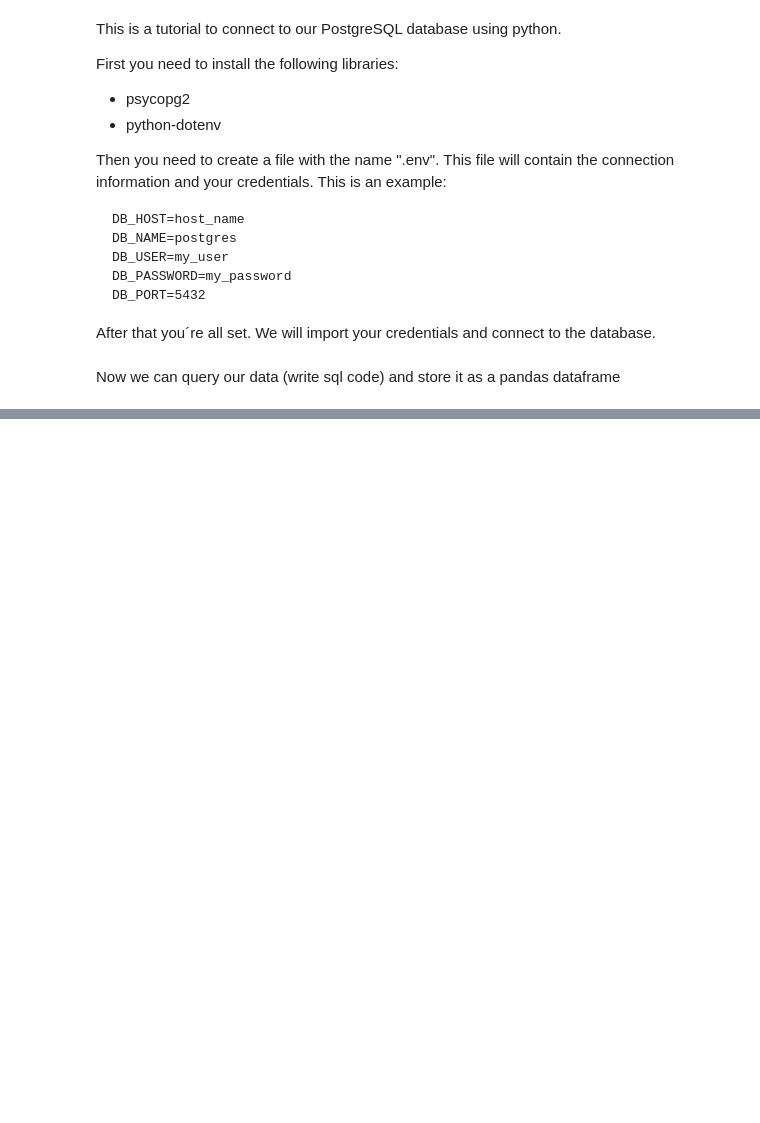
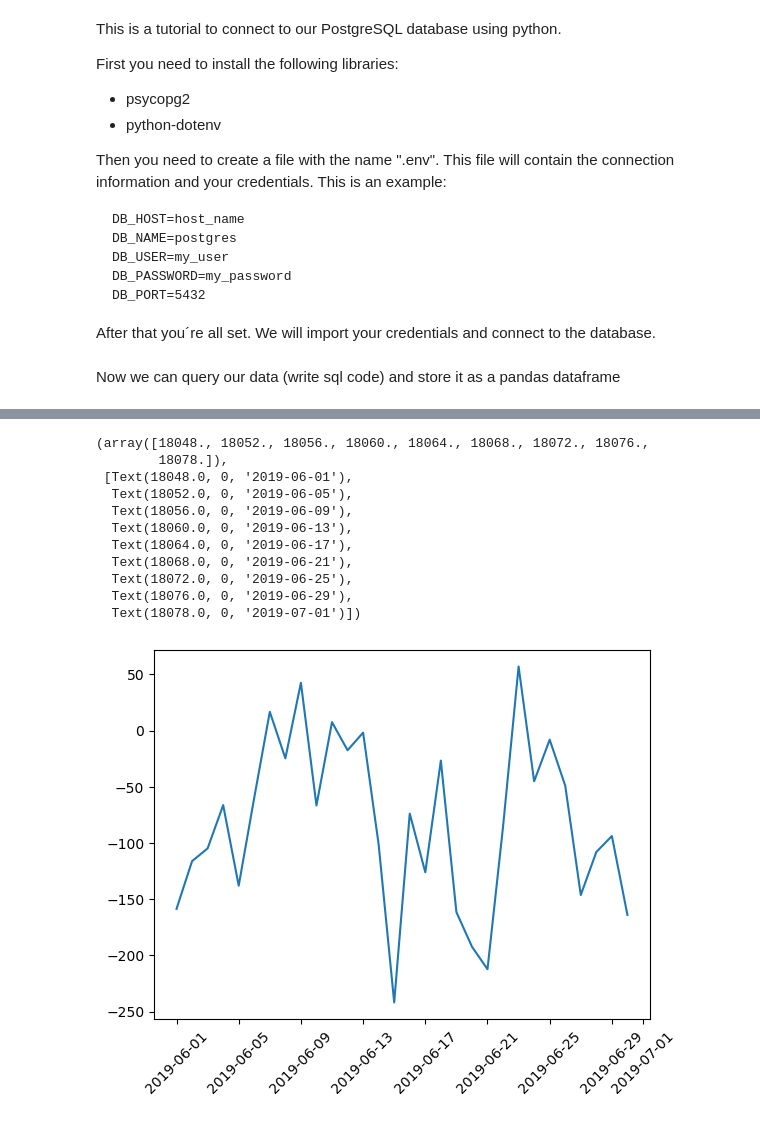
Before and after one commit to dguiraldes/aml_project, a Jupyter notebook: wills_code.ipynb, the cells around one changed output, grey strips where cells are left out. Drawn from its saved outputs; the diff is of its cells as text; code cells hidden in the pictures; blank space fills up the shorter version.

```diff
--- a/wills_code.ipynb
+++ b/wills_code.ipynb
@@ -92,3 +93,22 @@ plt.show()
+# %%
+avg_load_day = df.groupby(df['datetime'].dt.date)['net_load'].mean()
+
+plt.plot(avg_load_day)
+
+plt.xticks(rotation=45)
+# %% [output]
+(array([18048., 18052., 18056., 18060., 18064., 18068., 18072., 18076.,
+        18078.]),
+ [Text(18048.0, 0, '2019-06-01'),
+  Text(18052.0, 0, '2019-06-05'),
+  Text(18056.0, 0, '2019-06-09'),
+  Text(18060.0, 0, '2019-06-13'),
+  Text(18064.0, 0, '2019-06-17'),
+  Text(18068.0, 0, '2019-06-21'),
+  Text(18072.0, 0, '2019-06-25'),
+  Text(18076.0, 0, '2019-06-29'),
+  Text(18078.0, 0, '2019-07-01')])
+[figure, added]
 # %%
 import pandas as pd
 import numpy as np
```
Also changed, not shown: parts of 8 cells of this notebook.
